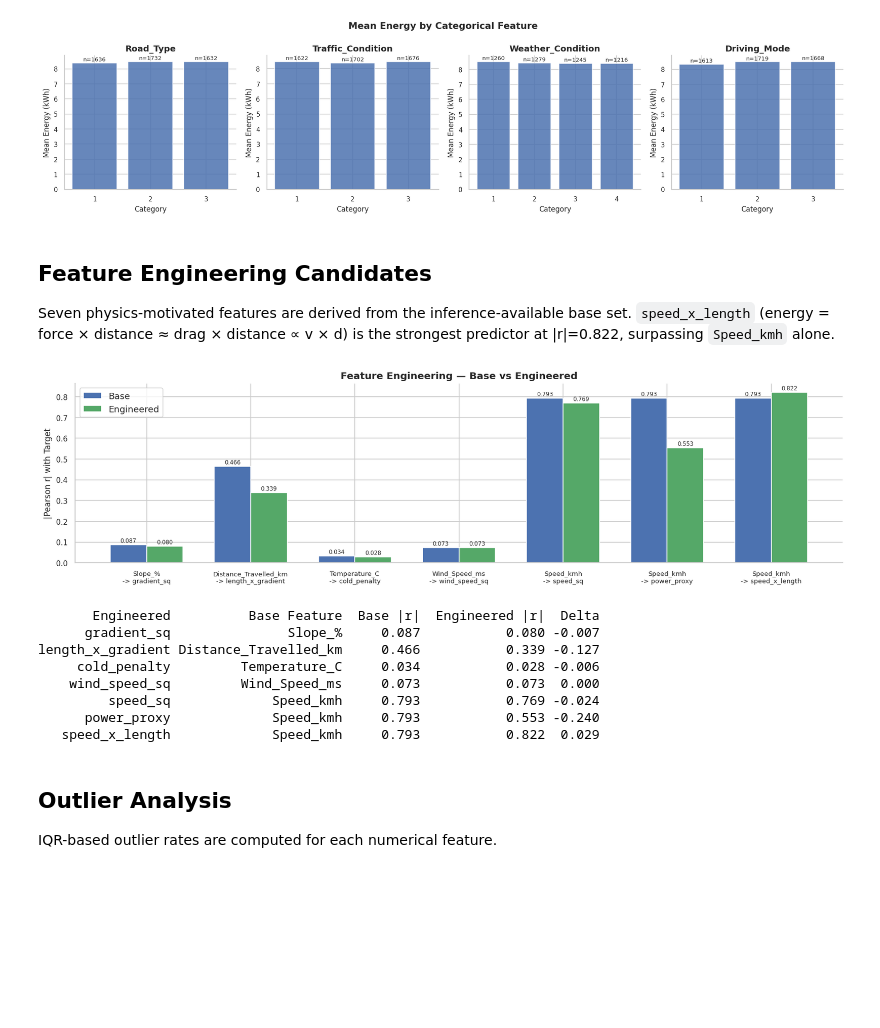
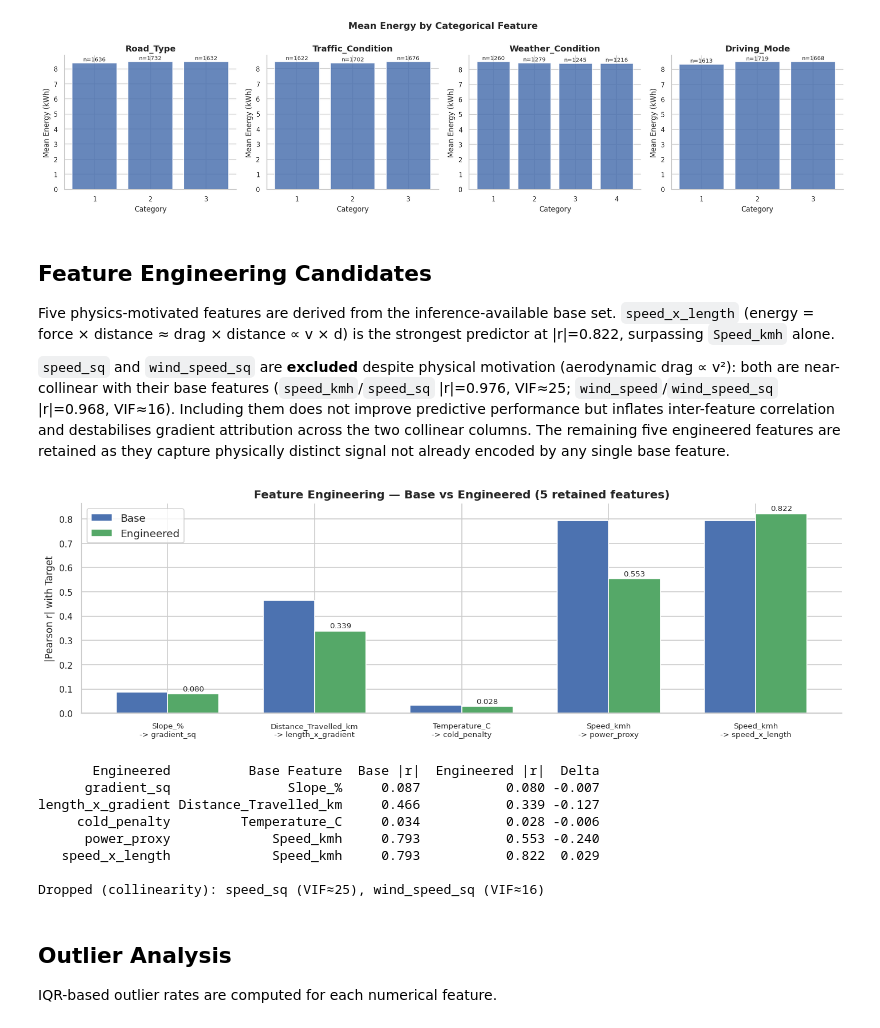
Before and after one commit to yunussgultekiin/GNN-Based-Electric-Vehicle-Route-Optimizer, a Jupyter notebook: energy-model/notebooks/01_eda_feature_analysis.ipynb, the cells around one changed output. Saved outputs shown, nothing was run; the diff lists cells and outputs as text; code cells hidden in the pictures; blank space fills up the shorter version.

```diff
--- a/energy-model/notebooks/01_eda_feature_analysis.ipynb
+++ b/energy-model/notebooks/01_eda_feature_analysis.ipynb
@@ -25,14 +25,16 @@ pd.set_option("display.float_format", lambda x: f"{x:.3f}")
 
 RANDOM_STATE = 42
 TARGET_COL = "Energy_Consumption_kWh"
-OUTPUT_DIR = os.path.join("..", "artifacts")
+_cwd = os.getcwd()
+ROOT = os.path.dirname(_cwd) if os.path.basename(_cwd) == "notebooks" else _cwd
+OUTPUT_DIR = ROOT
 FEATURE_MAP_PATH = os.path.join(OUTPUT_DIR, "feature_map.md")
 # %% [markdown]
 ## Dataset Loading
 
 The raw EV Energy Consumption dataset is loaded directly from `energy-model/data/raw/EV_Energy_Consumption_Dataset.csv`.
 # %%
-csv_path = os.path.join("..", "data", "raw", "EV_Energy_Consumption_Dataset.csv")
+csv_path = os.path.join(ROOT, "data", "raw", "EV_Energy_Consumption_Dataset.csv")
 df = pd.read_csv(csv_path)
 
 print(f"Path: {csv_path}")
@@ -254,9 +256,18 @@ plt.show()
 # %% [markdown]
 ## Feature Engineering Candidates
 
-Seven physics-motivated features are derived from the inference-available base set.
+Five physics-motivated features are derived from the inference-available base set.
 `speed_x_length` (energy = force × distance ≈ drag × distance ∝ v × d) is the
 strongest predictor at |r|=0.822, surpassing `Speed_kmh` alone.
+
+`speed_sq` and `wind_speed_sq` are **excluded** despite physical motivation
+(aerodynamic drag ∝ v²): both are near-collinear with their base features
+(`speed_kmh`/`speed_sq` |r|=0.976, VIF≈25; `wind_speed`/`wind_speed_sq`
+|r|=0.968, VIF≈16). Including them does not improve predictive performance
+but inflates inter-feature correlation and destabilises gradient attribution
+across the two collinear columns. The remaining five engineered features are
+retained as they capture physically distinct signal not already encoded
+by any single base feature.
 # %%
 INFERENCE_AVAILABLE = [
     "Distance_Travelled_km", "Slope_%", "Road_Type", "Traffic_Condition",
@@ -265,72 +276,70 @@ INFERENCE_AVAILABLE = [
 ]
 
 fe_df = df[INFERENCE_AVAILABLE + [TARGET_COL]].copy()
-fe_df["gradient_sq"] = fe_df["Slope_%"] ** 2
+fe_df["gradient_sq"]       = fe_df["Slope_%"] ** 2
 fe_df["length_x_gradient"] = fe_df["Distance_Travelled_km"] * fe_df["Slope_%"].abs()
-fe_df["cold_penalty"] = np.maximum(0.0, -fe_df["Temperature_C"])
-fe_df["wind_speed_sq"] = fe_df["Wind_Speed_ms"] ** 2
-fe_df["speed_sq"] = fe_df["Speed_kmh"] ** 2
-fe_df["power_proxy"] = fe_df["Speed_kmh"] / 3.6 * fe_df["Acceleration_ms2"].abs()
-fe_df["speed_x_length"] = fe_df["Speed_kmh"] * fe_df["Distance_Travelled_km"]
+fe_df["cold_penalty"]      = np.maximum(0.0, -fe_df["Temperature_C"])
+fe_df["power_proxy"]       = fe_df["Speed_kmh"] / 3.6 * fe_df["Acceleration_ms2"].abs()
+fe_df["speed_x_length"]    = fe_df["Speed_kmh"] * fe_df["Distance_Travelled_km"]
+# speed_sq  (|r|=0.976 with speed_kmh, VIF≈25) — dropped: collinear with speed_kmh
+# wind_speed_sq (|r|=0.968 with wind_speed, VIF≈16) — dropped: collinear with wind_speed
 
 BASE_MAP = {
-    "gradient_sq": "Slope_%",
+    "gradient_sq":       "Slope_%",
     "length_x_gradient": "Distance_Travelled_km",
-    "cold_penalty": "Temperature_C",
-    "wind_speed_sq": "Wind_Speed_ms",
-    "speed_sq": "Speed_kmh",
-    "power_proxy": "Speed_kmh",
-    "speed_x_length": "Speed_kmh",
+    "cold_penalty":      "Temperature_C",
+    "power_proxy":       "Speed_kmh",
+    "speed_x_length":    "Speed_kmh",
 }
 ENGINEERED_COLS = list(BASE_MAP.keys())
 
 rows = []
 for eng_col, base_col in BASE_MAP.items():
     base_r = abs(fe_df[base_col].corr(fe_df[TARGET_COL]))
-    eng_r = abs(fe_df[eng_col].corr(fe_df[TARGET_COL]))
+    eng_r  = abs(fe_df[eng_col].corr(fe_df[TARGET_COL]))
     rows.append({
-        "Engineered": eng_col,
-        "Base Feature": base_col,
-        "Base |r|": round(base_r, 4),
-        "Engineered |r|": round(eng_r, 4),
-        "Delta": round(eng_r - base_r, 4),
+        "Engineered":      eng_col,
+        "Base Feature":    base_col,
+        "Base |r|":        round(base_r, 4),
+        "Engineered |r|":  round(eng_r, 4),
+        "Delta":           round(eng_r - base_r, 4),
     })
 
 cmp = pd.DataFrame(rows)
 
-fig, ax = plt.subplots(figsize=(14, 4))
+fig, ax = plt.subplots(figsize=(12, 4))
 x = np.arange(len(cmp))
 width = 0.35
 bars1 = ax.bar(x - width / 2, cmp["Base |r|"],
                width, label="Base", color="#4C72B0", edgecolor="white")
 bars2 = ax.bar(x + width / 2, cmp["Engineered |r|"],
                width, label="Engineered", color="#55A868", edgecolor="white")
 ax.set_xticks(x)
 ax.set_xticklabels(
     [f"{r['Base Feature']}\n-> {r['Engineered']}" for _, r in cmp.iterrows()],
     fontsize=8,
 )
 ax.set_ylabel("|Pearson r| with Target")
-ax.set_title("Feature Engineering — Base vs Engineered", fontweight="bold")
+ax.set_title("Feature Engineering — Base vs Engineered (5 retained features)", fontweight="bold")
 ax.legend()
-for bar in list(bars1) + list(bars2):
-    ax.text(bar.get_x() + bar.get_width() / 2,
-            bar.get_height() + 0.004,
-            f"{bar.get_height():.3f}", ha="center", va="bottom", fontsize=7)
+for b, val in zip(bars2, cmp["Engineered |r|"]):
+    ax.text(b.get_x() + b.get_width() / 2, b.get_height() + 0.005,
+            f"{val:.3f}", ha="center", va="bottom", fontsize=8)
 plt.tight_layout()
 plt.show()
 
 print(cmp.to_string(index=False))
+print("\nDropped (collinearity): speed_sq (VIF≈25), wind_speed_sq (VIF≈16)")
 # %% [output]
-[figure, old version]
+[figure, new version]
        Engineered          Base Feature  Base |r|  Engineered |r|  Delta
       gradient_sq               Slope_%     0.087           0.080 -0.007
 length_x_gradient Distance_Travelled_km     0.466           0.339 -0.127
      cold_penalty         Temperature_C     0.034           0.028 -0.006
-    wind_speed_sq         Wind_Speed_ms     0.073           0.073  0.000
-         speed_sq             Speed_kmh     0.793           0.769 -0.024
       power_proxy             Speed_kmh     0.793           0.553 -0.240
    speed_x_length             Speed_kmh     0.793           0.822  0.029
+
+Dropped (collinearity): speed_sq (VIF≈25), wind_speed_sq (VIF≈16)
 # %% [markdown]
 ## Outlier Analysis
 
```
Also changed, not shown: parts of 4 cells of this notebook, 12 other files.
